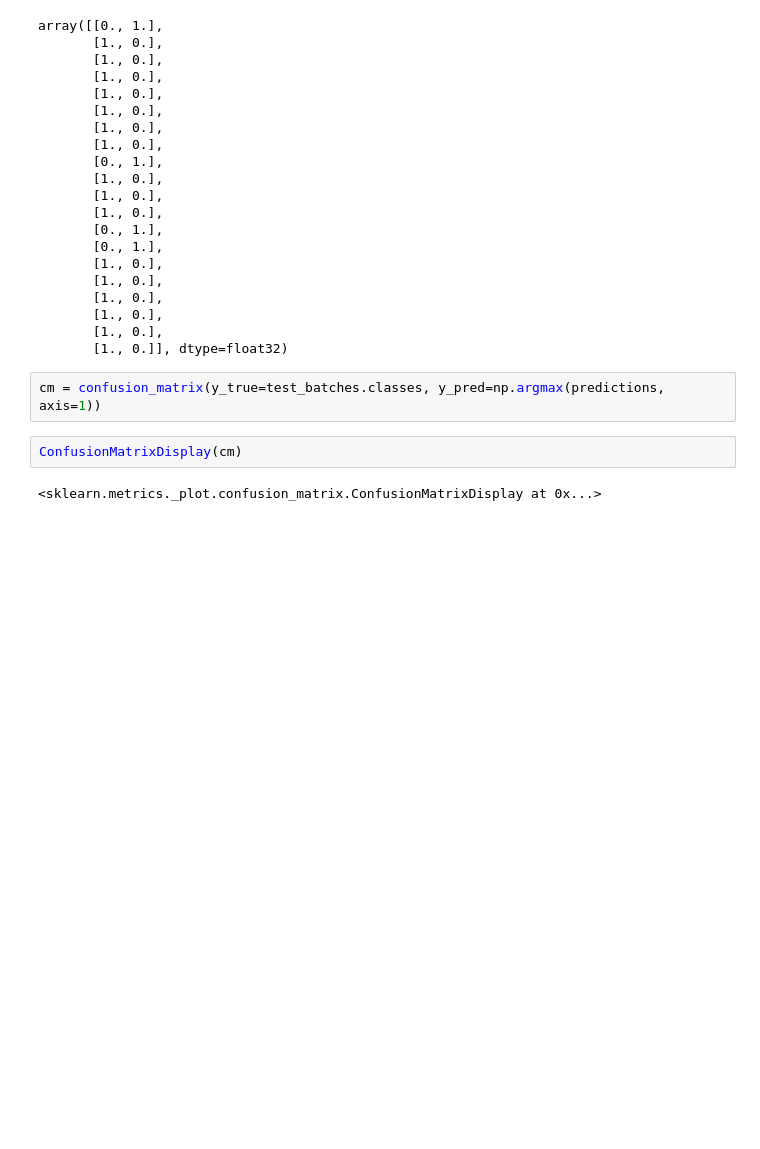
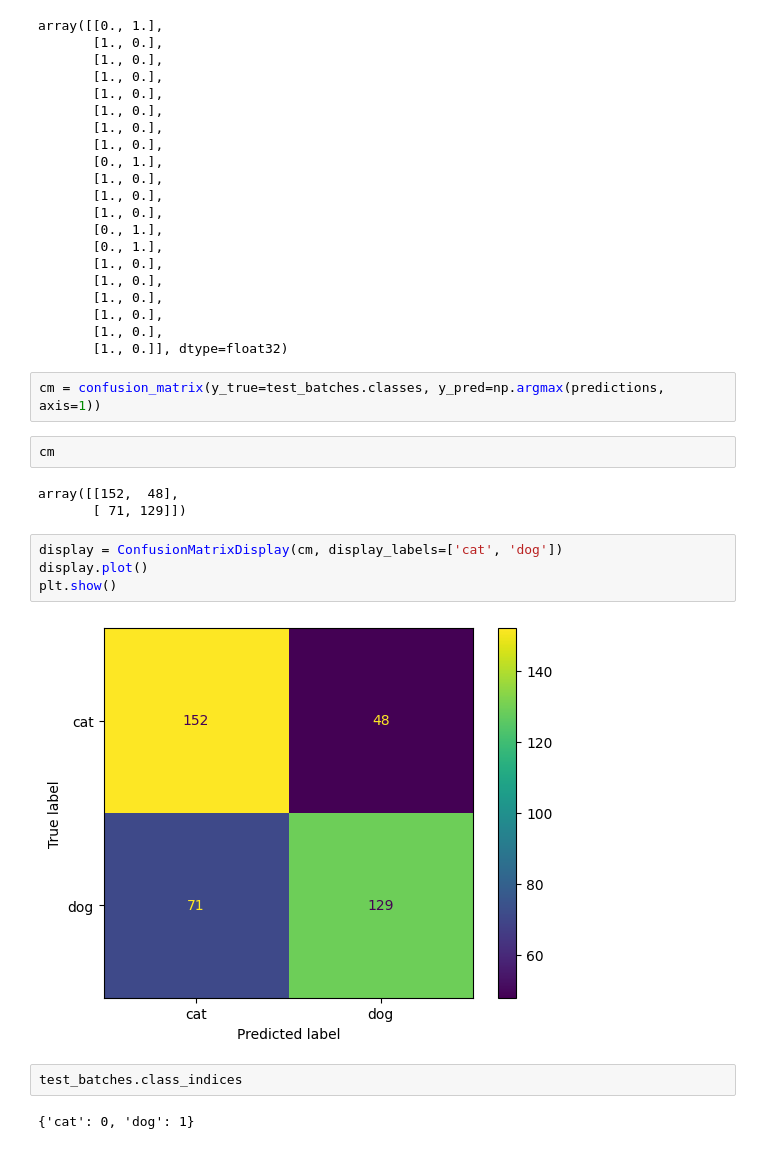
Before and after one commit to juliusmarkwei/convolutional-neural-net-classifier, a Jupyter notebook: convolusional_neural_net.ipynb, the cells around one changed output. Cells and saved outputs as stored; diff of their text form; blank space fills up the shorter version.

```diff
--- a/convolusional_neural_net.ipynb
+++ b/convolusional_neural_net.ipynb
@@ -234,7 +234,18 @@ array([[0., 1.],
        [1., 0.]], dtype=float32)
 # %%
 cm = confusion_matrix(y_true=test_batches.classes, y_pred=np.argmax(predictions, axis=1))
-# %%
-ConfusionMatrixDisplay(cm)
-# %% [output]
-<sklearn.metrics._plot.confusion_matrix.ConfusionMatrixDisplay at 0x...>
+# %%
+cm
+# %% [output]
+array([[152,  48],
+       [ 71, 129]])
+# %%
+display = ConfusionMatrixDisplay(cm, display_labels=['cat', 'dog'])
+display.plot()
+plt.show()
+# %% [output]
+[figure, added]
+# %%
+test_batches.class_indices
+# %% [output]
+{'cat': 0, 'dog': 1}
```
Also changed, not shown: parts of 1 cell of this notebook.
